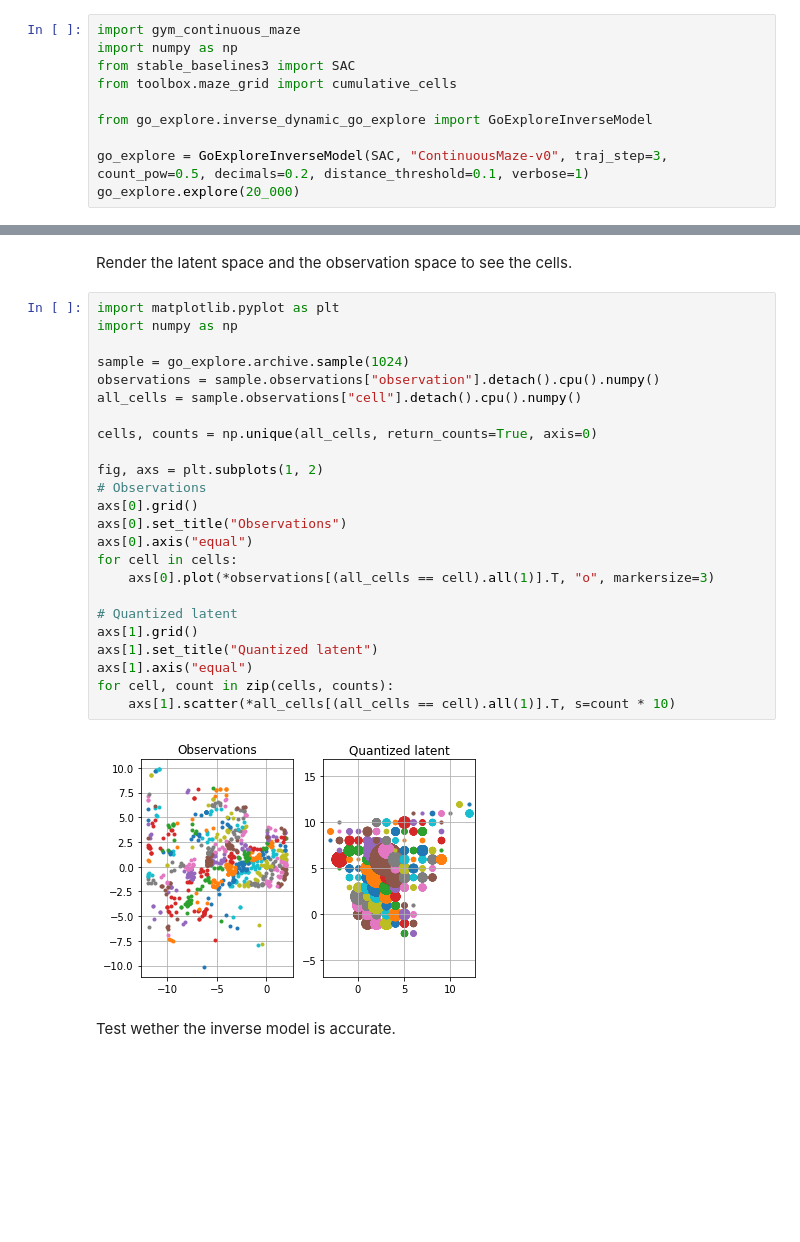
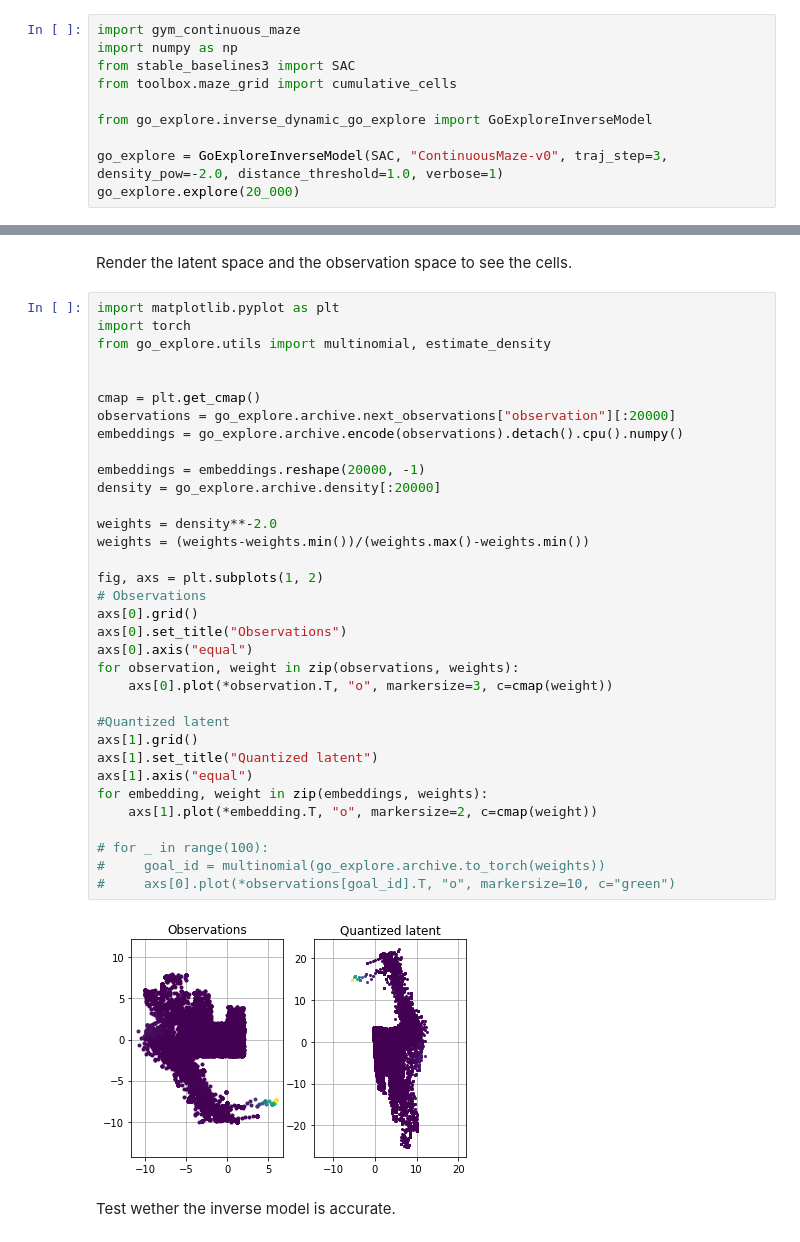
Before and after one commit to qgallouedec/lge, a Jupyter notebook: notebooks/latent_go_explore_maze.ipynb, the cells around one changed output, grey strips where cells are left out. Cells and saved outputs as stored; diff of their text form; blank space fills up the shorter version.

Commit message:
new method to estimate density

```diff
--- a/notebooks/latent_go_explore_maze.ipynb
+++ b/notebooks/latent_go_explore_maze.ipynb
@@ -8,5 +8,5 @@ from toolbox.maze_grid import cumulative_cells
 
 from go_explore.inverse_dynamic_go_explore import GoExploreInverseModel
 
-go_explore = GoExploreInverseModel(SAC, "ContinuousMaze-v0", traj_step=3, count_pow=0.5, decimals=0.2, distance_threshold=0.1, verbose=1)
+go_explore = GoExploreInverseModel(SAC, "ContinuousMaze-v0", traj_step=3, density_pow=-2.0, distance_threshold=1.0, verbose=1)
 go_explore.explore(20_000)
@@ -42,30 +62,40 @@ render_and_save(
 Render the latent space and the observation space to see the cells.
 # %%
 import matplotlib.pyplot as plt
-import numpy as np
+import torch
+from go_explore.utils import multinomial, estimate_density
 
-sample = go_explore.archive.sample(1024)
-observations = sample.observations["observation"].detach().cpu().numpy()
-all_cells = sample.observations["cell"].detach().cpu().numpy()
 
-cells, counts = np.unique(all_cells, return_counts=True, axis=0)
+cmap = plt.get_cmap()
+observations = go_explore.archive.next_observations["observation"][:20000]
+embeddings = go_explore.archive.encode(observations).detach().cpu().numpy()
+
+embeddings = embeddings.reshape(20000, -1)
+density = go_explore.archive.density[:20000]
+
+weights = density**-2.0
+weights = (weights-weights.min())/(weights.max()-weights.min())
 
 fig, axs = plt.subplots(1, 2)
 # Observations
 axs[0].grid()
 axs[0].set_title("Observations")
 axs[0].axis("equal")
-for cell in cells:
-    axs[0].plot(*observations[(all_cells == cell).all(1)].T, "o", markersize=3)
+for observation, weight in zip(observations, weights):
+    axs[0].plot(*observation.T, "o", markersize=3, c=cmap(weight))
 
-# Quantized latent
+#Quantized latent
 axs[1].grid()
 axs[1].set_title("Quantized latent")
 axs[1].axis("equal")
-for cell, count in zip(cells, counts):
-    axs[1].scatter(*all_cells[(all_cells == cell).all(1)].T, s=count * 10)
+for embedding, weight in zip(embeddings, weights):
+    axs[1].plot(*embedding.T, "o", markersize=2, c=cmap(weight))
+
+# for _ in range(100):
+#     goal_id = multinomial(go_explore.archive.to_torch(weights))
+#     axs[0].plot(*observations[goal_id].T, "o", markersize=10, c="green")
 # %% [output]
-[figure, old version]
+[figure, new version]
 # %% [markdown]
 Test wether the inverse model is accurate.
 # %%
```
Also changed, not shown: parts of 4 cells of this notebook, 4 other files.
